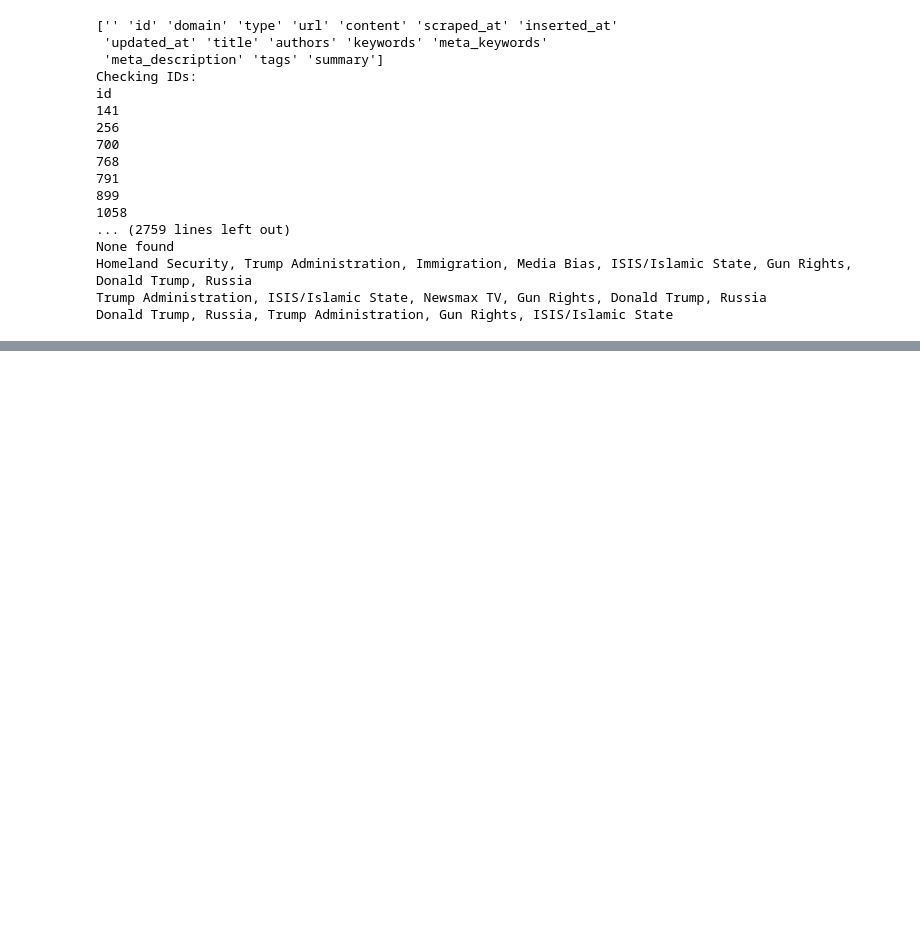
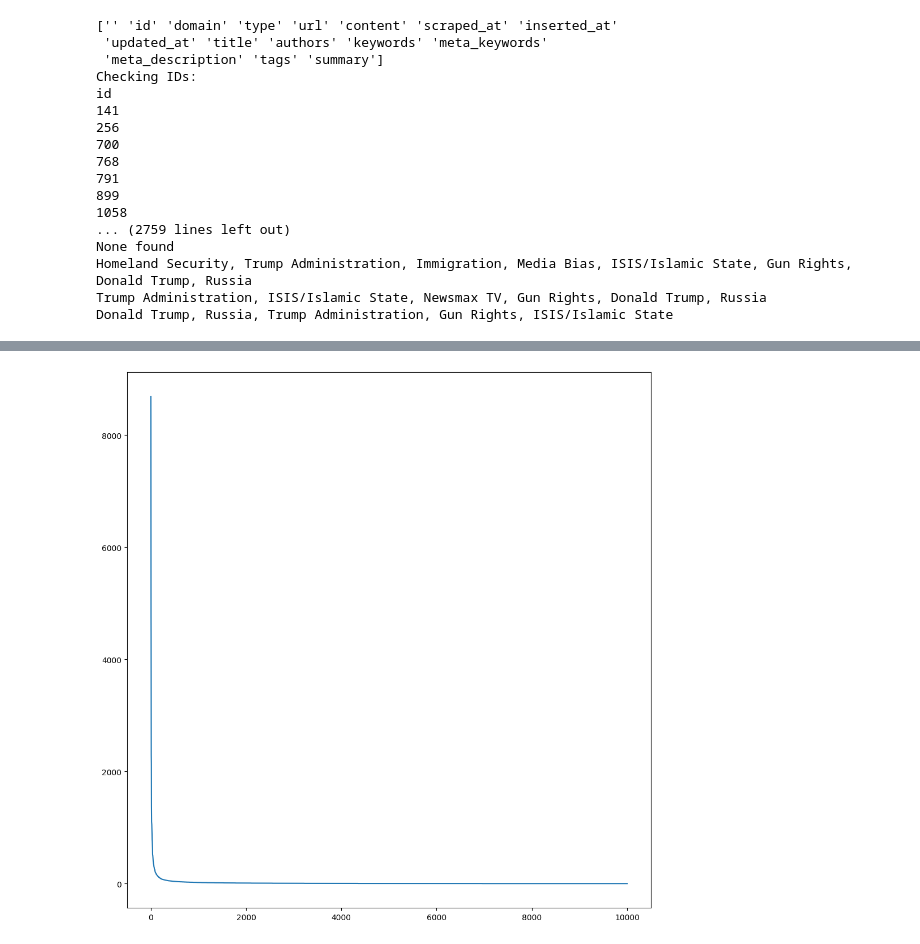
Before and after one commit to august019/FakeNewsDS, a Jupyter notebook: FakeNewsProject.ipynb, the cells around one changed output, grey strips where cells are left out. Saved outputs shown, nothing was run; the diff lists cells and outputs as text; code cells hidden in the pictures; blank space fills up the shorter version.

```diff
--- a/FakeNewsProject.ipynb
+++ b/FakeNewsProject.ipynb
@@ -159,0 +249,7 @@ Donald Trump, Russia, Trump Administration, Gun Rights, ISIS/Islamic State
+# %%
+plt.rcParams["figure.figsize"] = [10.0, 10.0]
+plt.rcParams["figure.autolayout"] = True
+plt.plot(non_trimmed_x,non_trimmed_y)
+plt.savefig("10000_most_common_non_trimmed.png")
+# %% [output]
+[figure, added]
```
Also changed, not shown: parts of 18 cells of this notebook, 2 other files.
